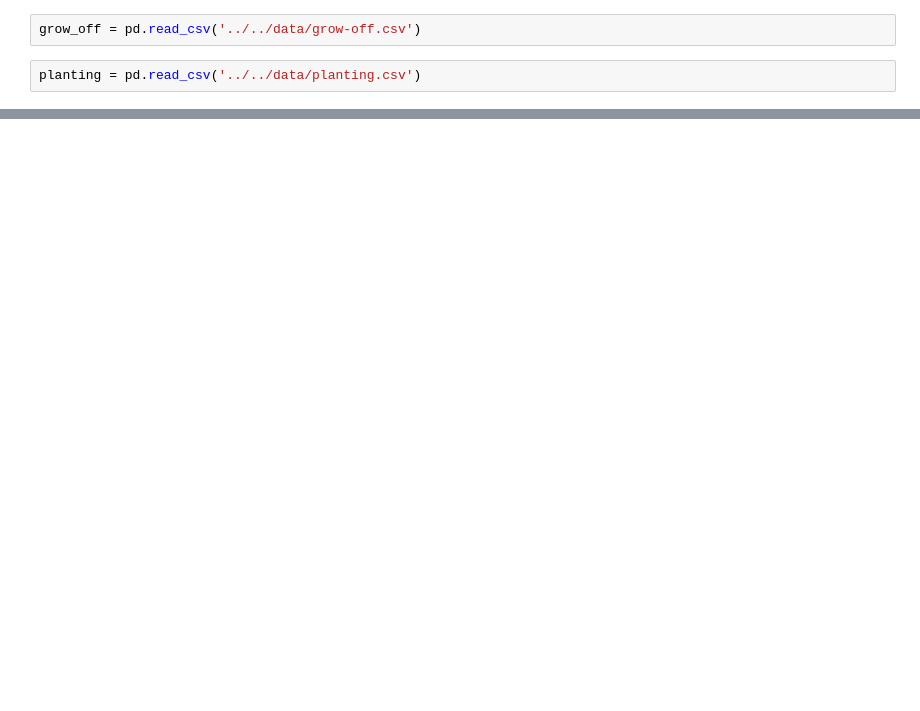
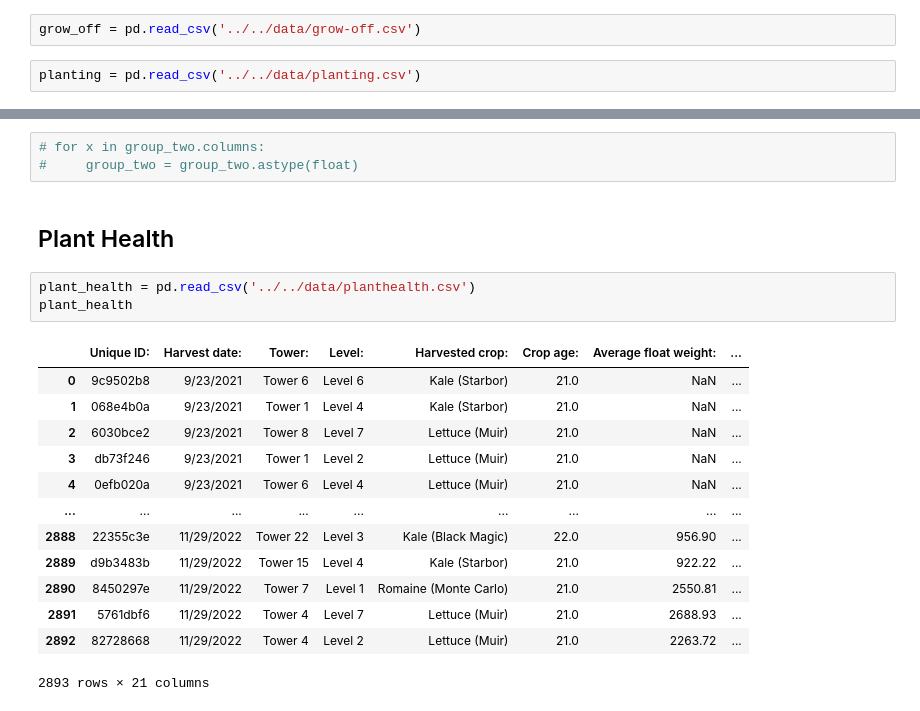
Before and after one commit to gidahuss/Aquaverti-Data-Analysis, a Jupyter notebook: notebooks/gida_eda.ipynb, the cells around one changed output, grey strips where cells are left out. Saved outputs shown, nothing was run; the diff lists cells and outputs as text; blank space fills up the shorter version.

```diff
--- a/notebooks/gida_eda.ipynb
+++ b/notebooks/gida_eda.ipynb
@@ -134,0 +222,22 @@ memory usage: 13.0+ MB
+# %%
+# for x in group_two.columns:
+#     group_two = group_two.astype(float)
+# %% [markdown]
+## Plant Health
+# %%
+plant_health = pd.read_csv('../../data/planthealth.csv')
+plant_health
+# %% [output]
+|  | Unique ID: | Harvest date: | Tower: | Level: | Harvested crop: | Crop age: | Average float weight: | ... |
+| 0 | 9c9502b8 | 9/23/2021 | Tower 6 | Level 6 | Kale (Starbor) | 21.0 | NaN | ... |
+| 1 | 068e4b0a | 9/23/2021 | Tower 1 | Level 4 | Kale (Starbor) | 21.0 | NaN | ... |
+| 2 | 6030bce2 | 9/23/2021 | Tower 8 | Level 7 | Lettuce (Muir) | 21.0 | NaN | ... |
+| 3 | db73f246 | 9/23/2021 | Tower 1 | Level 2 | Lettuce (Muir) | 21.0 | NaN | ... |
+| 4 | 0efb020a | 9/23/2021 | Tower 6 | Level 4 | Lettuce (Muir) | 21.0 | NaN | ... |
+| ... | ... | ... | ... | ... | ... | ... | ... | ... |
+| 2888 | 22355c3e | 11/29/2022 | Tower 22 | Level 3 | Kale (Black Magic) | 22.0 | 956.90 | ... |
+| 2889 | d9b3483b | 11/29/2022 | Tower 15 | Level 4 | Kale (Starbor) | 21.0 | 922.22 | ... |
+| 2890 | 8450297e | 11/29/2022 | Tower 7 | Level 1 | Romaine (Monte Carlo) | 21.0 | 2550.81 | ... |
+| 2891 | 5761dbf6 | 11/29/2022 | Tower 4 | Level 7 | Lettuce (Muir) | 21.0 | 2688.93 | ... |
+| 2892 | 82728668 | 11/29/2022 | Tower 4 | Level 2 | Lettuce (Muir) | 21.0 | 2263.72 | ... |
+2893 rows × 21 columns
```
Also changed, not shown: parts of 128 cells of this notebook.
